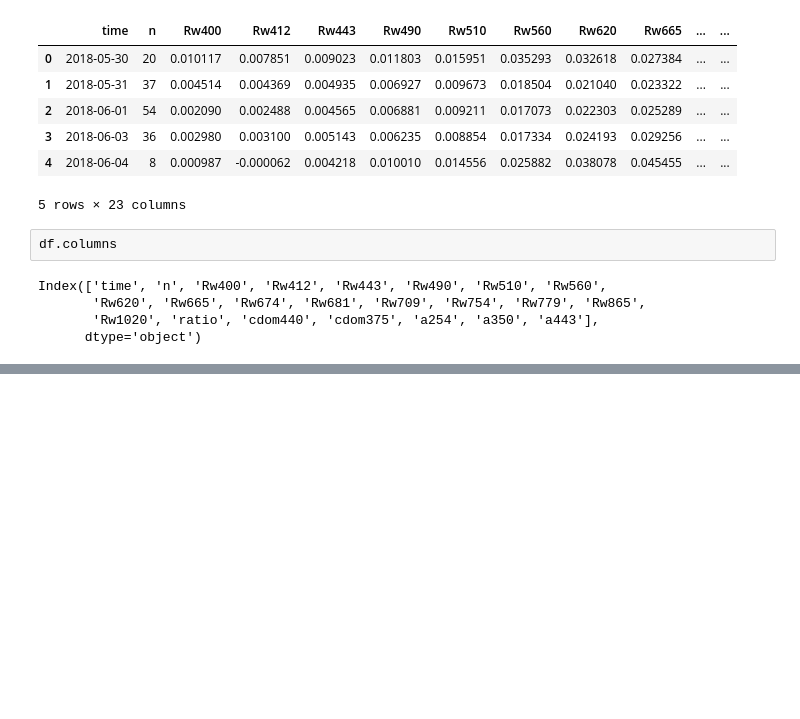
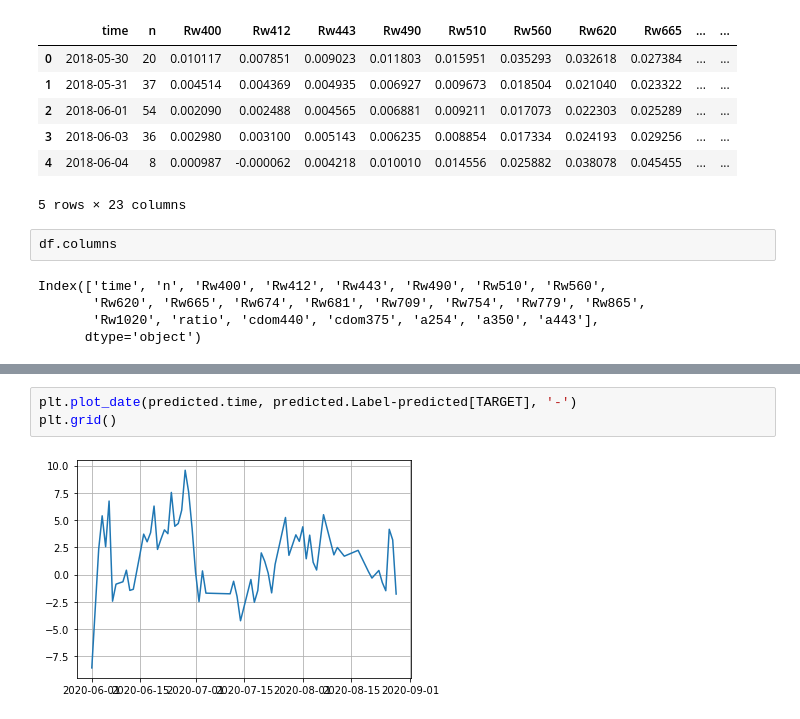
Before and after one commit to awi-response/water_regression, a Jupyter notebook: 01_Model_Setup.ipynb, the cells around one changed output, grey strips where cells are left out. Drawn from its saved outputs; the diff is of its cells as text; blank space fills up the shorter version.

```diff
--- a/01_Model_Setup.ipynb
+++ b/01_Model_Setup.ipynb
@@ -113,0 +133,5 @@ models
+# %%
+plt.plot_date(predicted.time, predicted.Label-predicted[TARGET], '-')
+plt.grid()
+# %% [output]
+[figure, added]
```
Also changed, not shown: parts of 23 cells of this notebook.
